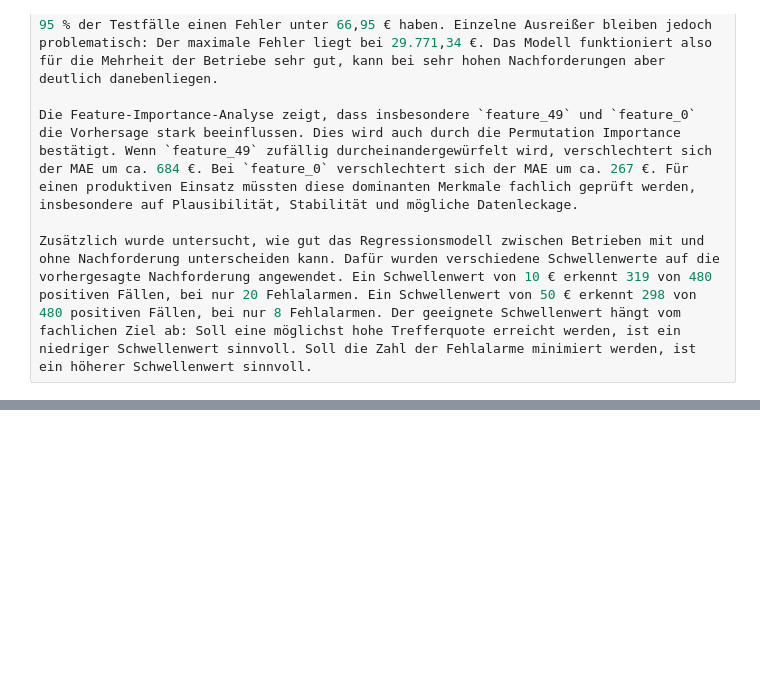
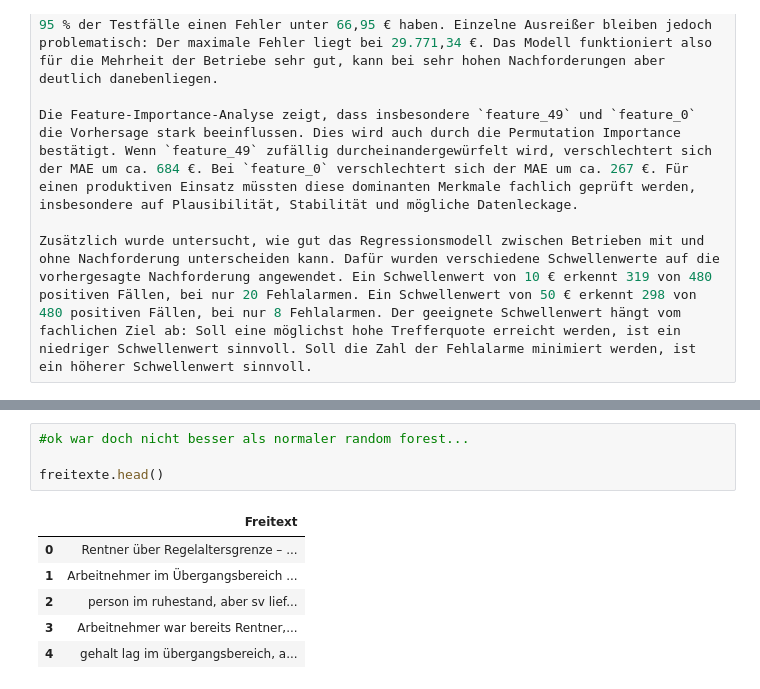
Before and after one commit to smartinezai/DRV-model, a Jupyter notebook: nachforderung_modell.ipynb, the cells around one changed output, grey strips where cells are left out. Saved outputs shown, nothing was run; the diff lists cells and outputs as text; blank space fills up the shorter version.

```diff
--- a/nachforderung_modell.ipynb
+++ b/nachforderung_modell.ipynb
@@ -461,0 +559,11 @@ Zusätzlich wurde untersucht, wie gut das Regressionsmodell zwischen Betrieben m
+# %%
+#ok war doch nicht besser als normaler random forest...
+
+freitexte.head()
+# %% [output]
+|  | Freitext |
+| 0 | Rentner über Regelaltersgrenze – ... |
+| 1 | Arbeitnehmer im Übergangsbereich ... |
+| 2 | person im ruhestand, aber sv lief... |
+| 3 | Arbeitnehmer war bereits Rentner,... |
+| 4 | gehalt lag im übergangsbereich, a... |
```
Also changed, not shown: parts of 6 cells of this notebook.
